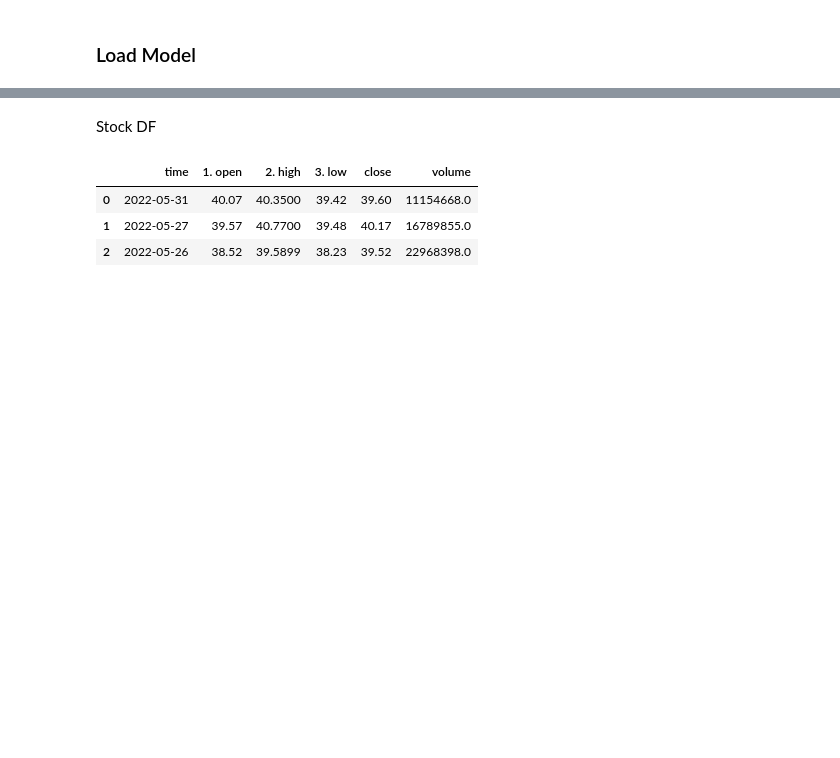
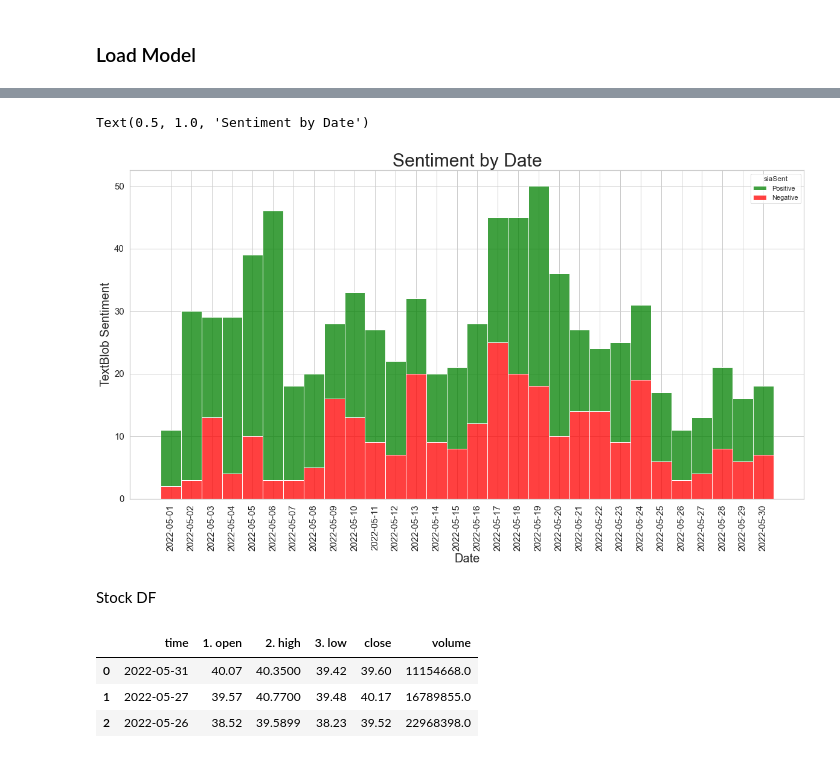
Before and after one commit to StockJanitor/CIS63_NLPTimeSeries, a Jupyter notebook: 1_index.ipynb, the cells around one changed output, grey strips where cells are left out. Saved outputs shown, nothing was run; the diff lists cells and outputs as text; code cells hidden in the pictures; blank space fills up the shorter version.

```diff
--- a/1_index.ipynb
+++ b/1_index.ipynb
@@ -166,7 +169,7 @@ def predictFunc(x):
         a = token.texts_to_sequences(x)
 
         # apply padding
-        a_pad = pad_sequences(a, maxlen = 141, padding='post')
+        a_pad = pad_sequences(a, maxlen = 16, padding='post')
 
         # predict
         y = model.predict(a_pad).argmax(axis=1)
@@ -814,0 +827,5 @@ plt.title('Will Smith Sentiment by Date', fontsize=30)
+# %%
+master_df9['listText'] = master_df9.text.apply(lambda x: x.split())
+master_df9['len'] = master_df9.listText.apply(len)
+
+master_df9.sort_values('len', ascending=False)
@@ -823,7 +854,7 @@ with open('output/token_model1.pickle', 'rb') as handle:
     token = pickle.load(handle)
 # %%
 # predict sentiment using our own model from 2_model.ipynb
-master_df9['predict_sent'] = master_df9.text.apply(lambda x: predictFunc(x))
+master_df9['predict_sent'] = master_df9.listText.apply(lambda x: predictFunc(x))
 # %%
 # certain data does not work, so it returns string "NoWork", we exclude them
 master_df10 = master_df9[master_df9.predict_sent!='NoWork']
@@ -846,3 +886,16 @@ plt.title('TWTR Sentiment by Date', fontsize=30)
+# %%
+# Histplot stacked by type
+plt.figure(figsize=(20,10))
+sns.histplot(data=master_df9.sort_values(by='time'),x='time',hue='siaSent',multiple='stack',edgecolor='white',hue_order=['Positive','Negative'],palette=['green','red'])
+# Annotation
+plt.xlabel('Date', fontsize=20)
+plt.ylabel('TextBlob Sentiment', fontsize = 20)
+plt.yticks(fontsize=15)
+plt.xticks(fontsize=15,rotation=90)
+plt.title('Sentiment by Date', fontsize=30)
+# %% [output]
+Text(0.5, 1.0, 'Sentiment by Date')
+[figure, added]
 # %% [markdown]
 Stock DF
 # %%
```
Also changed, not shown: parts of 11 cells of this notebook, 3 other files.
